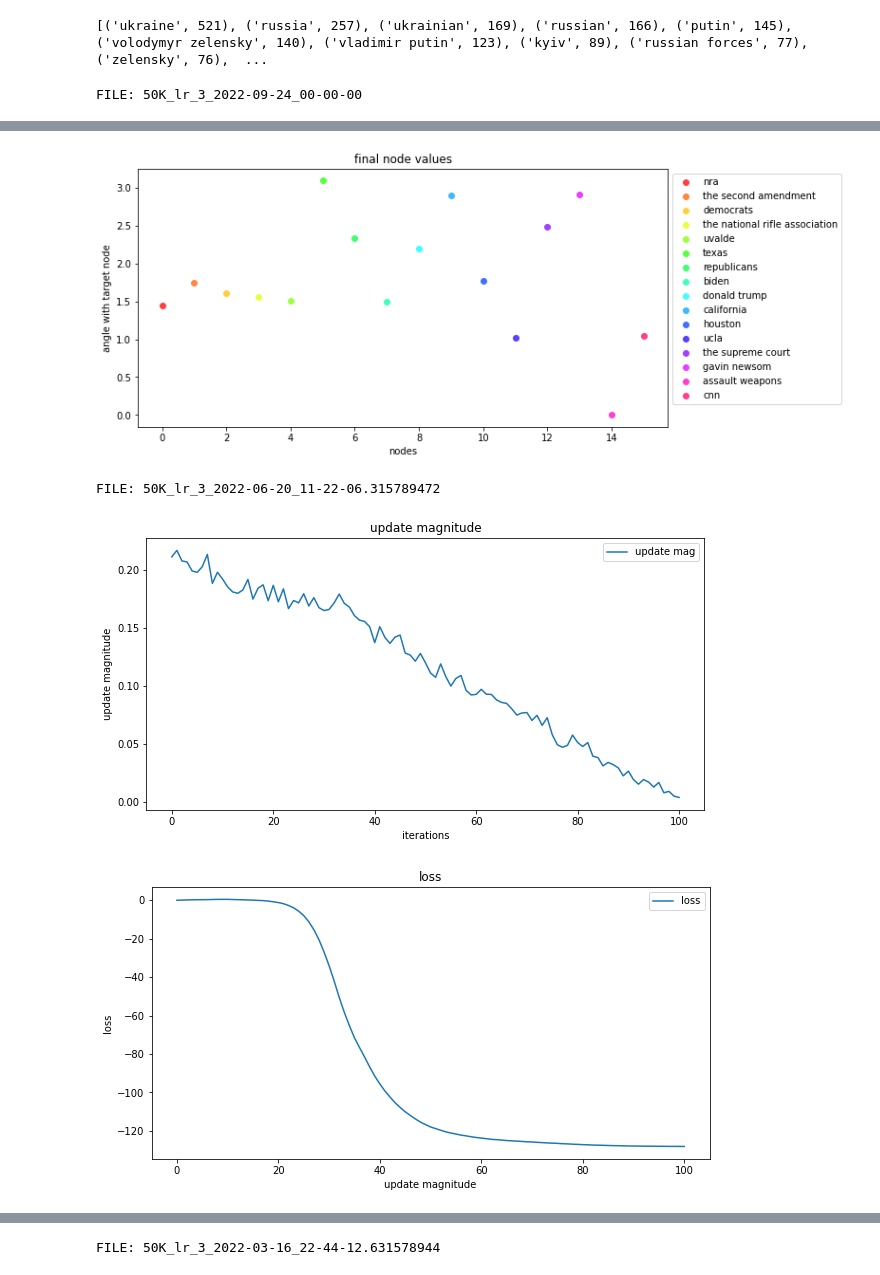
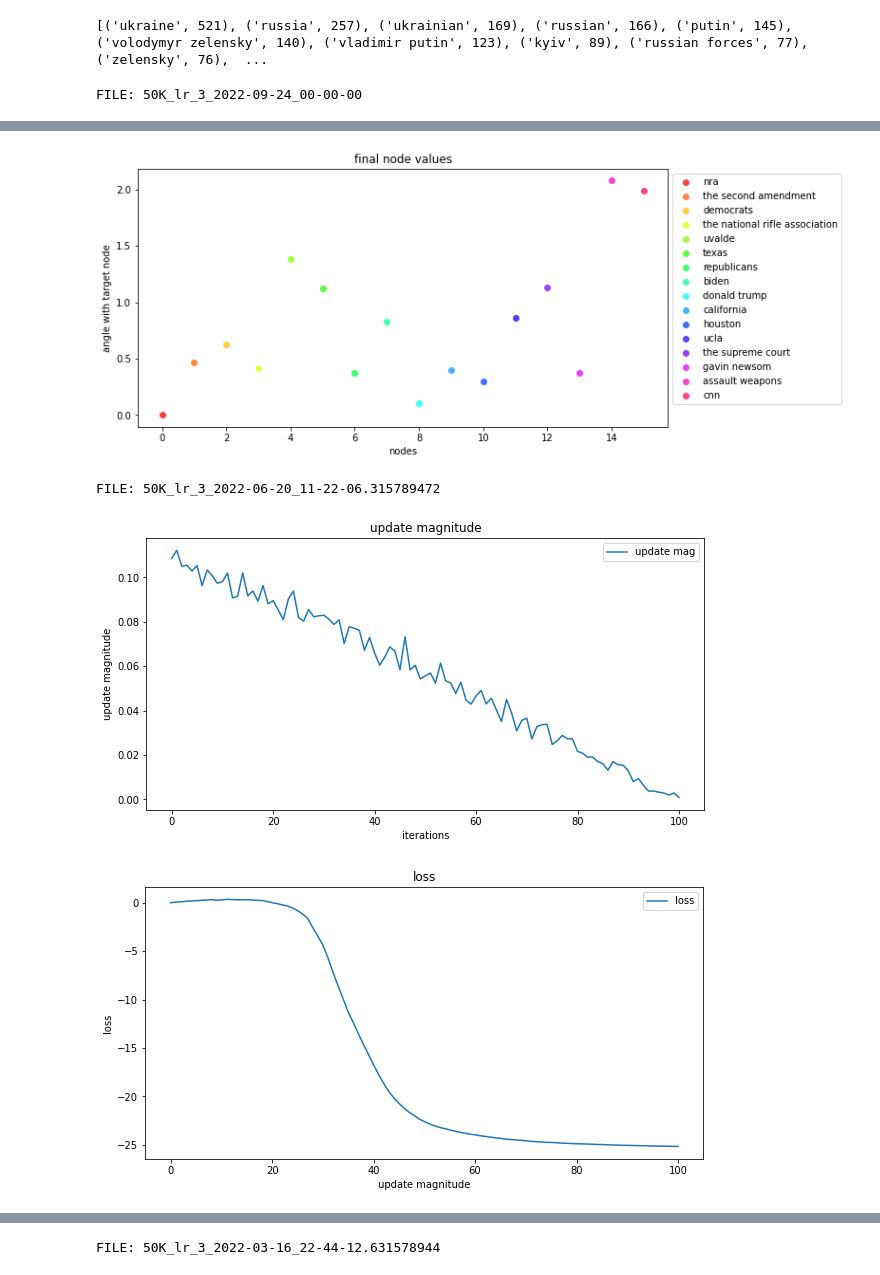
Before and after one commit to DavidChong2523/Message-Passing, a Jupyter notebook: msg_passing.ipynb, the cells around one changed output, grey strips where cells are left out. Cells and saved outputs as stored; diff of their text form; code cells hidden in the pictures.

```diff
--- a/msg_passing.ipynb
+++ b/msg_passing.ipynb
@@ -11,7 +11,7 @@ import utils
 import run
 import display
 # %%
-hist, diagnostic_hist, g = run.test2()
+hist, diagnostic_hist, g = run.test4()
 
 def load_stuff():
     fname = "output/100K_lr_3_dim_3"
@@ -102,7 +92,7 @@ gun_nodes = [
     "assault weapons",
     "cnn",
 ]
-target = "assault weapons"
+target = "nra"
 files = [
     "50K_lr_3_2022-09-24_00-00-00",
     "50K_lr_3_2022-06-20_11-22-06.315789472",
@@ -111,6 +101,7 @@ files = [
     "50K_lr_3_2021-09-06_21-28-25.263157888",
     "50K_lr_3_2021-06-03_08-50-31.578947360",
     "50K_lr_3_2021-02-27_20-12-37.894736832",
+    "50K_lr_3_2017-10-05_00-00-00"
 ]
 prefix = "output/gun_regulations_50K/"
 for f in files:
@@ -132,4 +123,4 @@ FILE: 50K_lr_3_2022-09-24_00-00-00
-[figure, old version]
+[figure, new version]
 FILE: 50K_lr_3_2022-06-20_11-22-06.315789472
-[figure, old version]
+[figure, new version]
-[figure, old version]
+[figure, new version]
```
Also changed, not shown: parts of 11 cells of this notebook, 3 other files.
